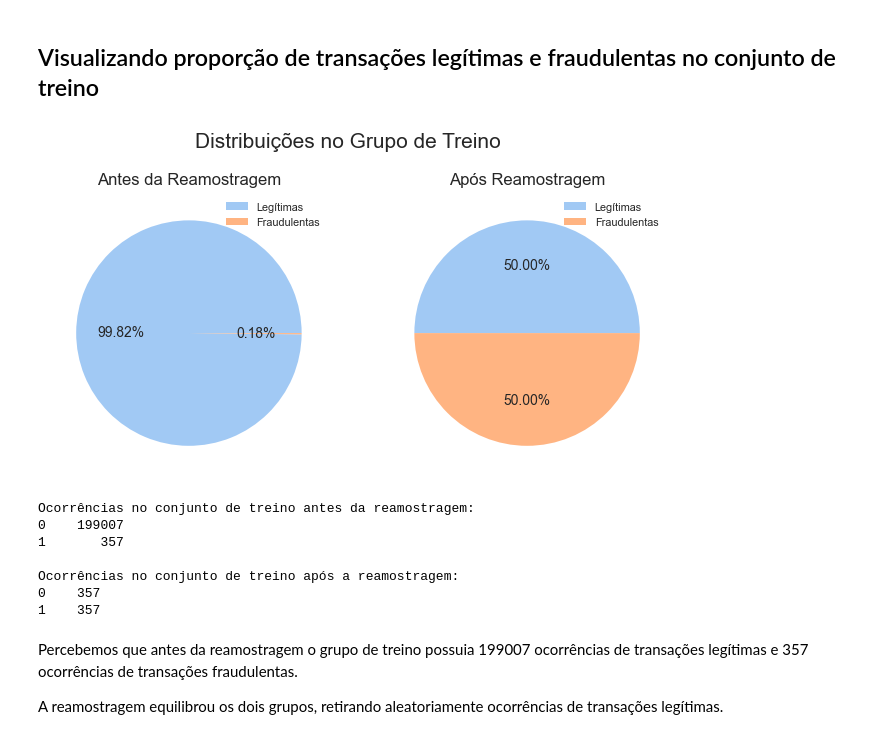
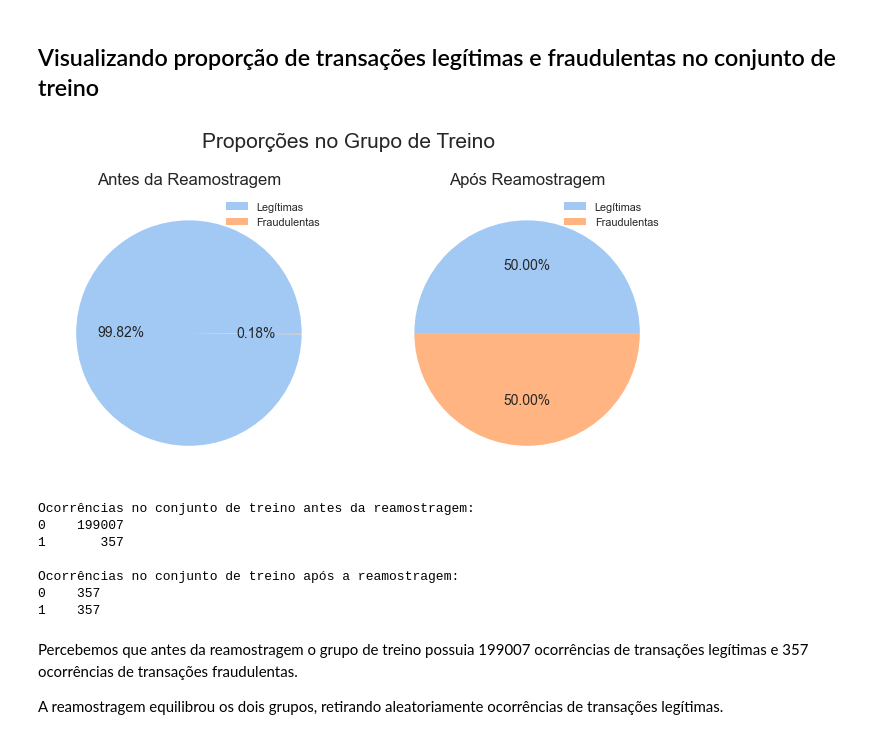
Before and after one commit to Marcos-Vinicius-Santos-Ramos/Machine-Learning-and-Credit-Card-Fraud-Detection, a Jupyter notebook: Detecção_de_fraude_de_cartão_de_crédito_com_machine_learning.ipynb, the cells around one changed output. Cells and saved outputs as stored; diff of their text form; code cells hidden in the pictures.

```diff
--- a/Detecção_de_fraude_de_cartão_de_crédito_com_machine_learning.ipynb
+++ b/Detecção_de_fraude_de_cartão_de_crédito_com_machine_learning.ipynb
@@ -253,28 +257,28 @@ X_resampled, y_resampled = rus.fit_resample(X_train, y_train)
 # %%
 fig, ax = plt.subplots(1, 2)
 
 train_count = pd.Series(y_train.flatten()).value_counts()
 
 train_resampled_count = pd.Series(y_resampled).value_counts()
 
 pie_labels = ['Legítimas', 'Fraudulentas']
 
 # Criando gráficos comparativos
-fig.suptitle('Distribuições no Grupo de Treino', fontsize=15, y=0.86)
+fig.suptitle('Proporções no Grupo de Treino', fontsize=15, y=0.86)
 
 ax[0].pie(train_count, colors=pie_colors, autopct='%0.2f%%')
 ax[0].legend(labels=pie_labels, prop={'size':7.8})
 ax[0].set_title('Antes da Reamostragem')
 
 ax[1].pie(train_resampled_count, colors=pie_colors, autopct='%0.2f%%')
 ax[1].legend(labels=pie_labels, prop={'size':7.8})
 ax[1].set_title('Após Reamostragem')
 
 plt.show()
 
 print(f'Ocorrências no conjunto de treino antes da reamostragem:\n{train_count.to_string()}\n\nOcorrências no conjunto de treino após a reamostragem:\n{train_resampled_count.to_string()}')
 # %% [output]
-[figure, old version]
+[figure, new version]
 Ocorrências no conjunto de treino antes da reamostragem:
 0    199007
 1       357
```
Also changed, not shown: parts of 5 cells of this notebook.
